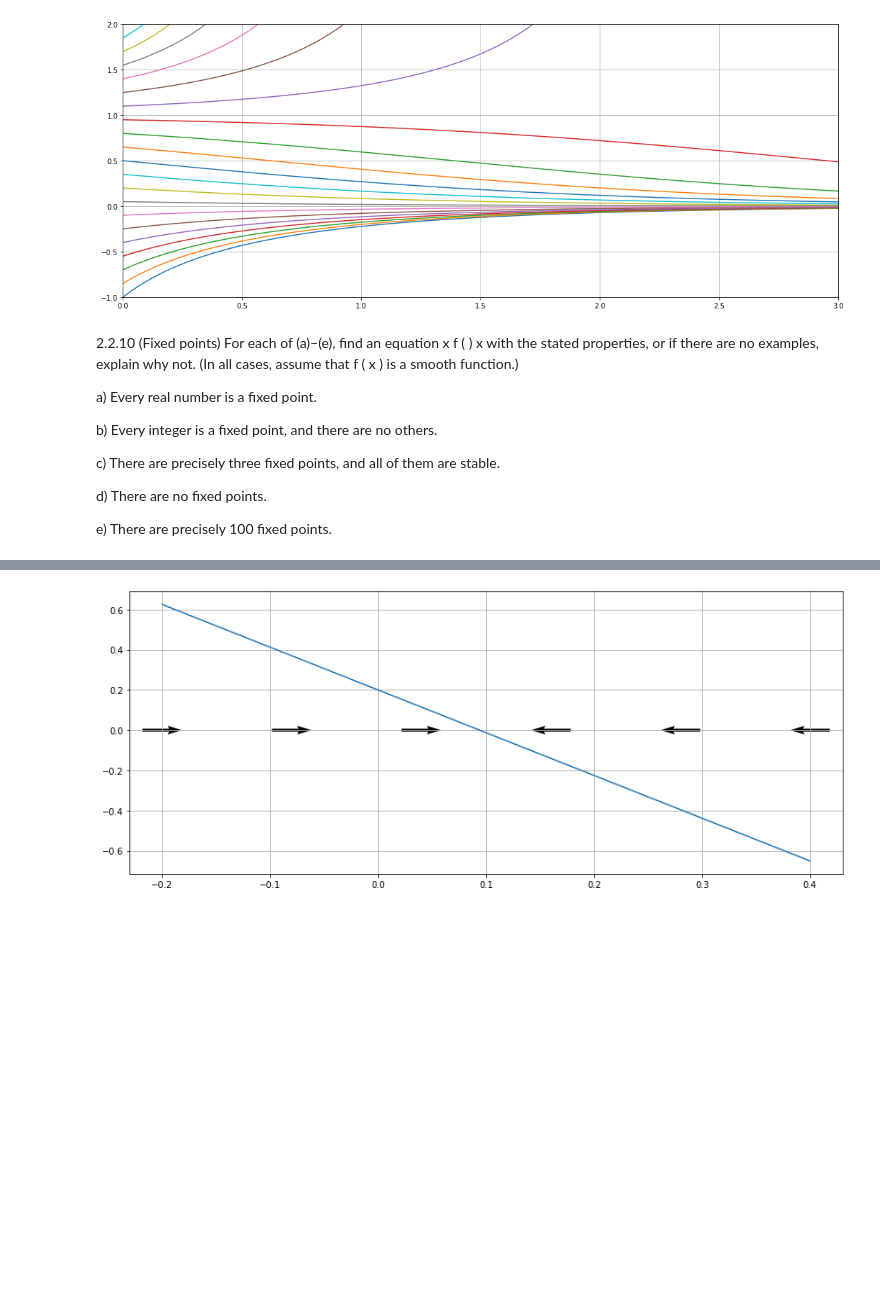
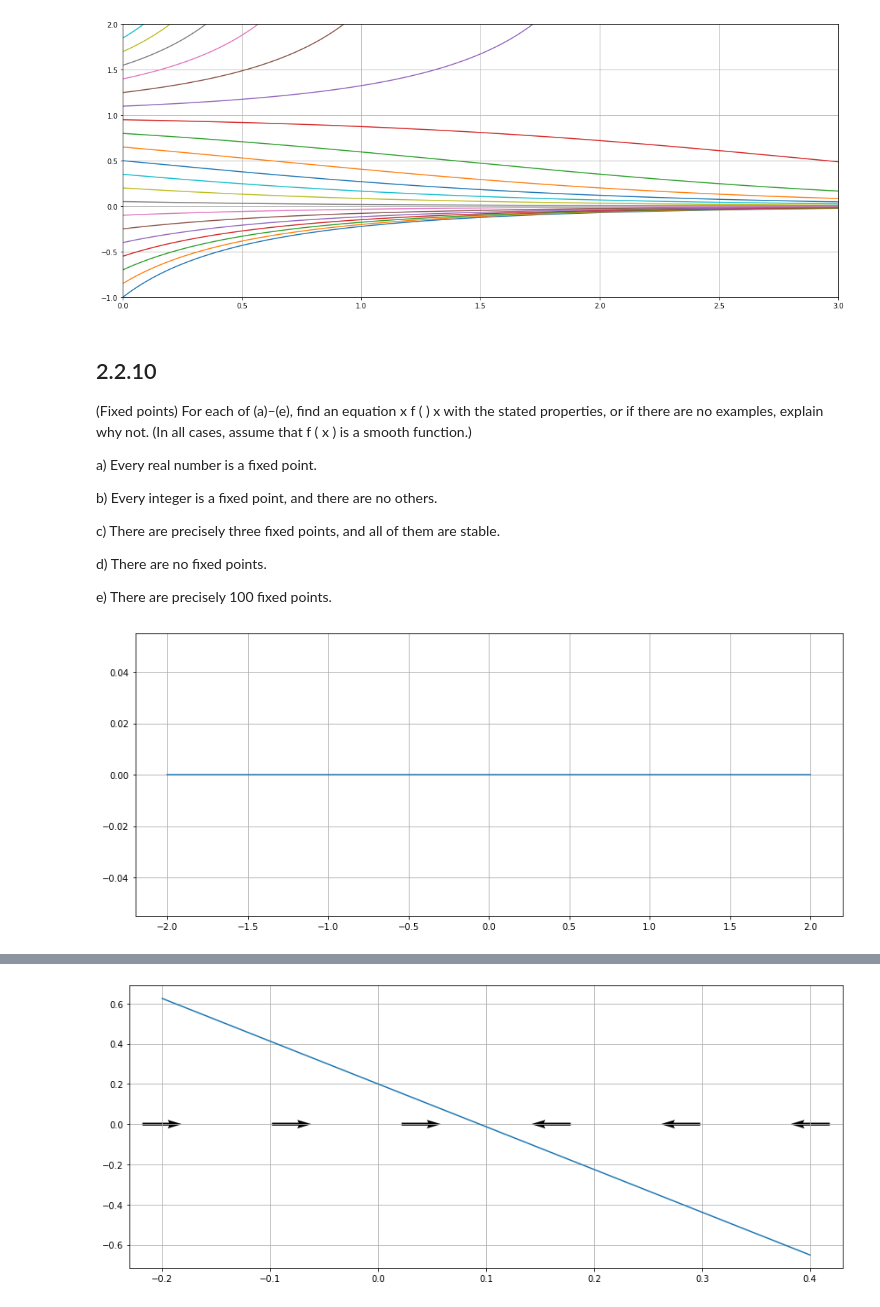
Before and after one commit to Immaczx/ModeladoySimulacion, a Jupyter notebook: Tarea_1.ipynb, the cells around one changed output, grey strips where cells are left out. Saved outputs shown, nothing was run; the diff lists cells and outputs as text; code cells hidden in the pictures; blank space fills up the shorter version.

```diff
--- a/Tarea_1.ipynb
+++ b/Tarea_1.ipynb
@@ -390,7 +392,8 @@ plt.grid()
 # %% [output]
 [figure]
 # %% [markdown]
-2.2.10 (Fixed points) For each of (a)–(e), find an equation x f   ( ) x with the
+## 2.2.10
+(Fixed points) For each of (a)–(e), find an equation x f   ( ) x with the
 stated properties, or if there are no examples, explain why not. (In all cases, assume that f ( x ) is a smooth function.)
 
 a) Every real number is a fixed point.
@@ -402,3 +405,20 @@ c) There are precisely three fixed points, and all of them are stable.
 d) There are no fixed points.
 
 e) There are precisely 100 fixed points.
+# %%
+def g(y):
+  crecimiento =  0*y
+  return crecimiento
+
+x=np.linspace(-2,2,21)
+X, Y = np.meshgrid(np.linspace(-2,2,15), 0)
+U = g(X)
+V = 0
+fig, ax = plt.subplots(figsize=(12,5))
+Q = ax.quiver(X, Y, U, V, pivot='mid')
+
+plt.plot(x,g(x))
+plt.tight_layout()
+plt.grid()
+# %% [output]
+[figure, added]
```
Also changed, not shown: parts of 29 cells of this notebook.
